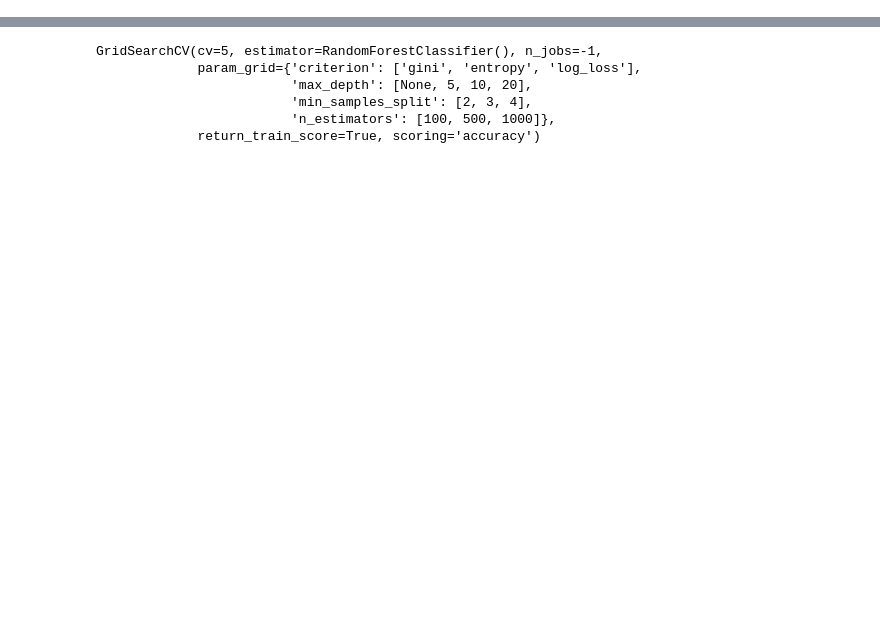
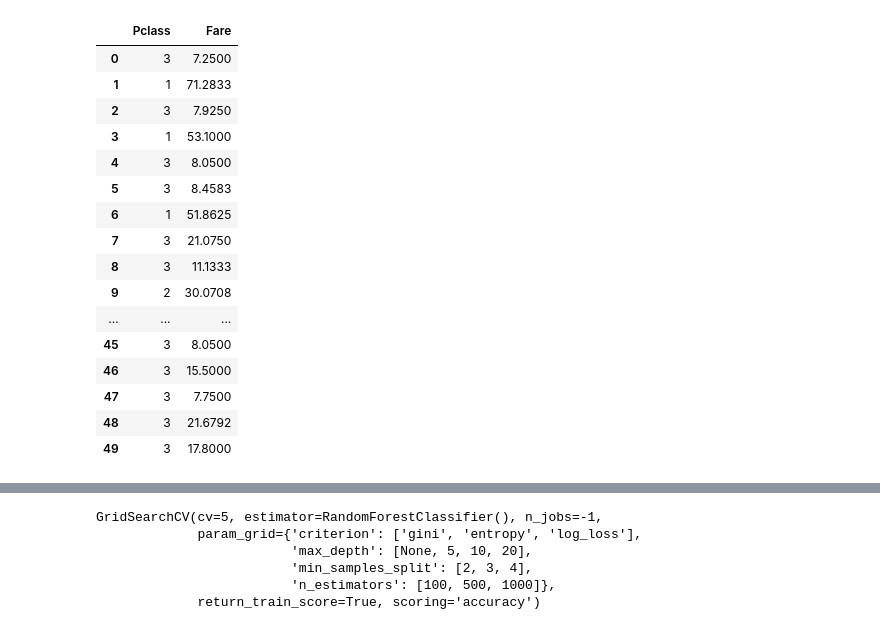
Before and after one commit to rahgirrafi/kaggle, a Jupyter notebook: titanic/titanic.ipynb, the cells around one changed output, grey strips where cells are left out. Cells and saved outputs as stored; diff of their text form; code cells hidden in the pictures; blank space fills up the shorter version.

```diff
--- a/titanic/titanic.ipynb
+++ b/titanic/titanic.ipynb
@@ -16,5 +18,26 @@ from sklearn.model_selection import GridSearchCV
 # %%
 url = 'https://raw.githubusercontent.com/rahgirrafi/kaggle/master/titanic/train.csv'
 df = pd.read_csv(url)
 #df.describe()
 #df.head()
+
+sub_df = df.loc[:,['Pclass','Fare']]
+sub_df.head(50)
+# %% [output]
+|  | Pclass | Fare |
+| 0 | 3 | 7.2500 |
+| 1 | 1 | 71.2833 |
+| 2 | 3 | 7.9250 |
+| 3 | 1 | 53.1000 |
+| 4 | 3 | 8.0500 |
+| 5 | 3 | 8.4583 |
+| 6 | 1 | 51.8625 |
+| 7 | 3 | 21.0750 |
+| 8 | 3 | 11.1333 |
+| 9 | 2 | 30.0708 |
+| ... | ... | ... |
+| 45 | 3 | 8.0500 |
+| 46 | 3 | 15.5000 |
+| 47 | 3 | 7.7500 |
+| 48 | 3 | 21.6792 |
+| 49 | 3 | 17.8000 |
```
Also changed, not shown: parts of 18 cells of this notebook.
